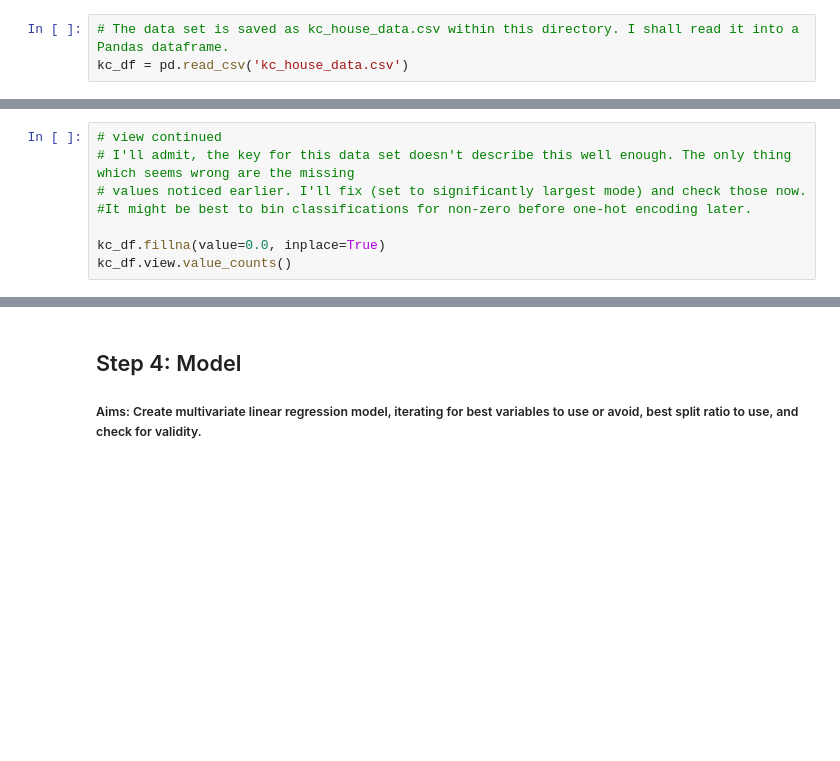
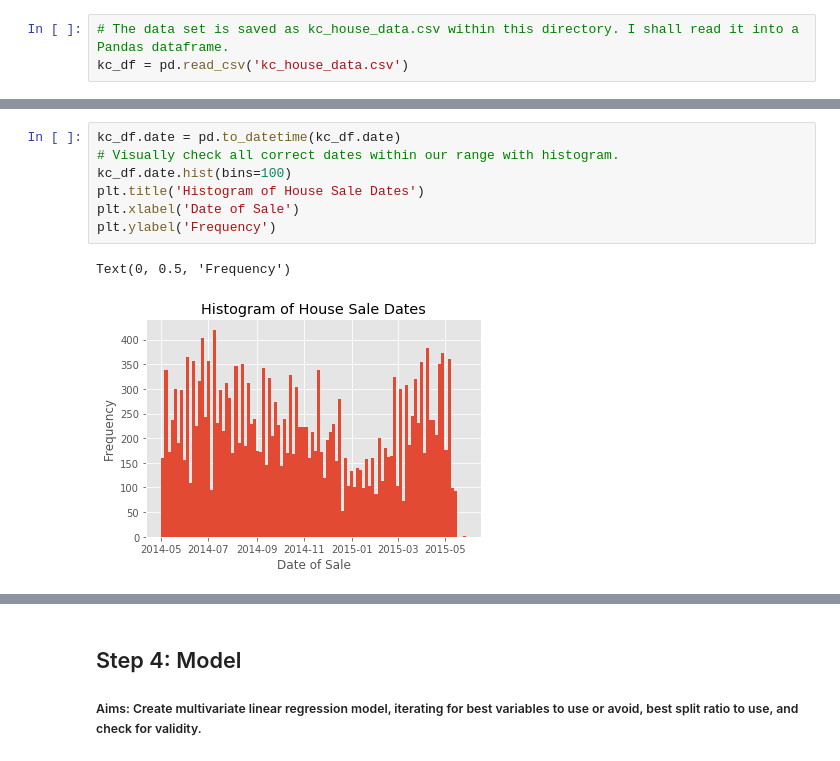
Before and after one commit to MatthewCFreeman/Project-1-KC-Housing-Data, a Jupyter notebook: Project-1-Notebook.ipynb, the cells around one changed output, grey strips where cells are left out. Saved outputs shown, nothing was run; the diff lists cells and outputs as text; blank space fills up the shorter version.

```diff
--- a/Project-1-Notebook.ipynb
+++ b/Project-1-Notebook.ipynb
@@ -273,8 +44,0 @@ Name: view, dtype: int64
-# %%
-# view continued
-# I'll admit, the key for this data set doesn't describe this well enough. The only thing which seems wrong are the missing
-# values noticed earlier. I'll fix (set to significantly largest mode) and check those now.
-#It might be best to bin classifications for non-zero before one-hot encoding later.
-
-kc_df.fillna(value=0.0, inplace=True)
-kc_df.view.value_counts()
@@ -330,0 +129,10 @@ kc_df.sqft_above.hist()
+# %%
+kc_df.date = pd.to_datetime(kc_df.date)
+# Visually check all correct dates within our range with histogram.
+kc_df.date.hist(bins=100)
+plt.title('Histogram of House Sale Dates')
+plt.xlabel('Date of Sale')
+plt.ylabel('Frequency')
+# %% [output]
+Text(0, 0.5, 'Frequency')
+[figure, added]
```
Also changed, not shown: parts of 81 cells of this notebook.
